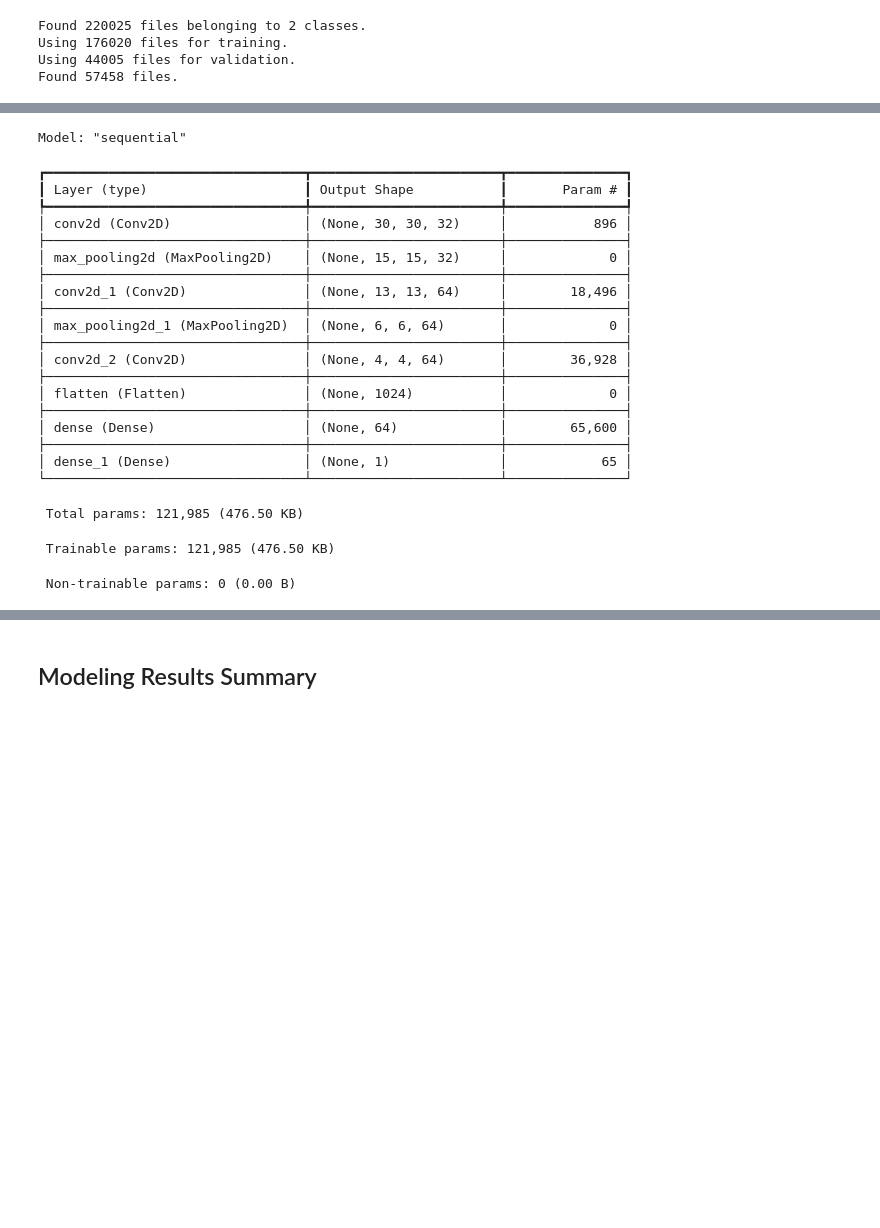
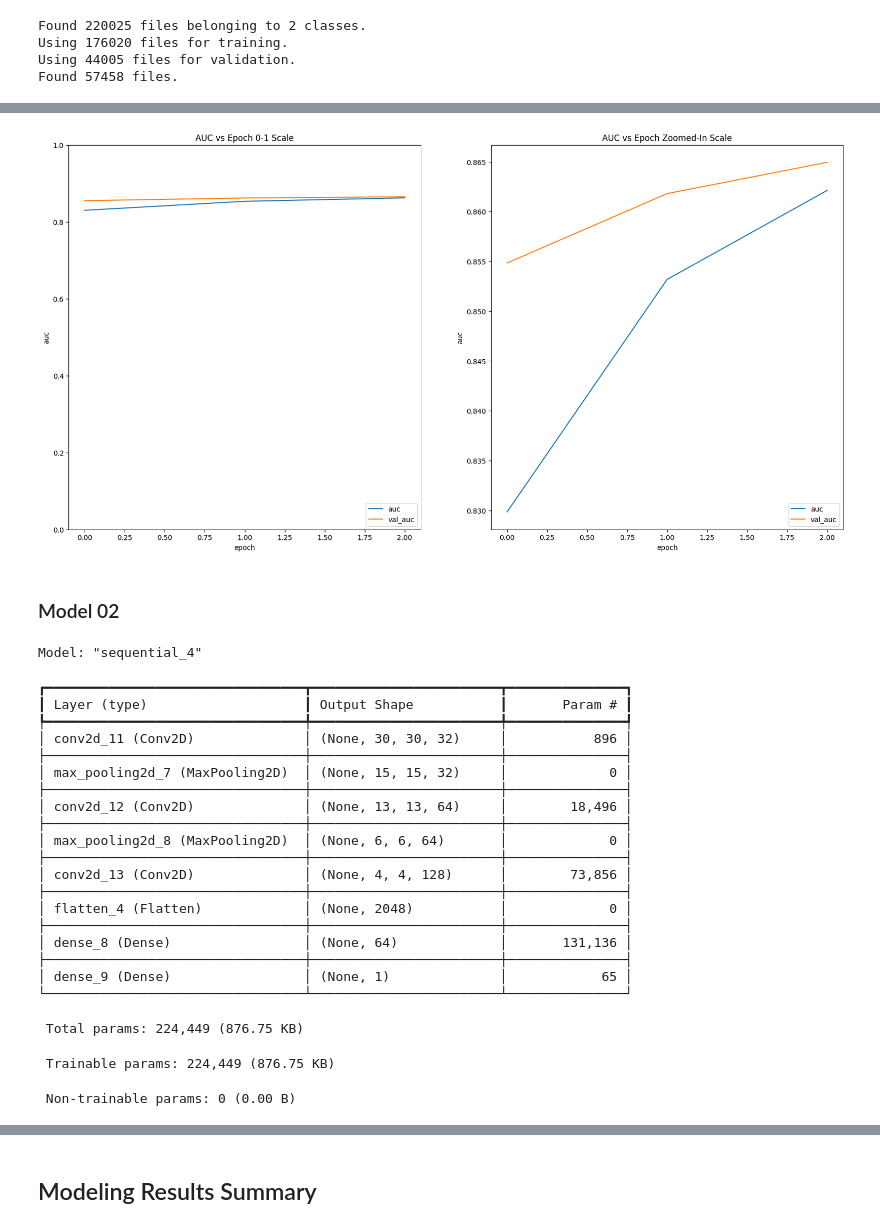
Before and after one commit to jhleakakos/cnn-cancer-detection, a Jupyter notebook: so_convolved.ipynb, the cells around one changed output, grey strips where cells are left out. Cells and saved outputs as stored; diff of their text form; code cells hidden in the pictures; blank space fills up the shorter version.

Commit message:
add first couple of models for comparison with lower epochs

```diff
--- a/so_convolved.ipynb
+++ b/so_convolved.ipynb
@@ -365,6 +365,7 @@ ds_test = image_dataset_from_directory(
     , image_size=(96, 96)
     , label_mode=None
     , verbose='true'
+    , shuffle=False
 ).map(preprocess_image)
 
 # ds_train_shuffled = ds_train_combined.shuffle(buffer_size=10000, seed=8675309)
@@ -430,6 +429,8 @@ So far, we've been avoiding loading image data into memory, but we will need to
 # %%
-def gimme_preds(predictions):
+# Utility function that takes in an np.array() of prediction probabilities
+# and saves them to a CSV with 0 and 1 lables for competition submission
+def gimme_preds(predictions, name):
     pd.DataFrame({
         'id': sorted([f[:-4] for f in test_filenames])
         , 'label': (predictions >= 0.5).astype(int).reshape(-1,)
-    }).to_csv(f'{out_dir}/preds.csv', index=False)
+    }).to_csv(f'{out_dir}/preds_{name}.csv', index=False)
@@ -435,0 +459,5 @@ def gimme_preds(predictions):
+# %%
+epochs = 3
+optimizer = 'adam'
+loss = 'binary_crossentropy'
+metric = 'auc'
@@ -435,0 +466,16 @@ def gimme_preds(predictions):
+# %%
+cnn = models.Sequential()
+cnn.add(Input((32, 32, 3)))
+cnn.add(layers.Conv2D(32, (3, 3), activation='relu'))
+cnn.add(layers.MaxPooling2D((2, 2)))
+cnn.add(layers.Flatten())
+cnn.add(layers.Dense(64, activation='relu'))
+cnn.add(layers.Dense(1, activation='sigmoid'))
+
+cnn.summary()
+
+cnn.compile(
+    optimizer=optimizer
+    , loss=loss
+    , metrics=[metric]
+)
@@ -435,0 +500,17 @@ def gimme_preds(predictions):
+# %%
+hist = cnn.fit(
+    ds_train
+    , epochs=epochs
+    , validation_data=ds_val
+)
+
+gimme_plots(hist)
+
+preds = cnn.predict(
+    ds_test
+    , verbose=2
+)
+
+# Gives AUC of private 0.7469 and public 0.7918
+gimme_preds(preds, 'model_01')
+# %% [output]
@@ -436,3 +524,6 @@ def gimme_preds(predictions):
+[figure, added]
+# %% [markdown]
+### Model 02
 # %%
 cnn = models.Sequential()
 cnn.add(Input((32, 32, 3)))
@@ -440,33 +531,39 @@ cnn.add(layers.Conv2D(32, (3, 3), activation='relu'))
 cnn.add(layers.MaxPooling2D((2, 2)))
 cnn.add(layers.Conv2D(64, (3, 3), activation='relu'))
 cnn.add(layers.MaxPooling2D((2, 2)))
-cnn.add(layers.Conv2D(64, (3, 3), activation='relu'))
+cnn.add(layers.Conv2D(128, (3, 3), activation='relu'))
 cnn.add(layers.Flatten())
 cnn.add(layers.Dense(64, activation='relu'))
 cnn.add(layers.Dense(1, activation='sigmoid'))
 
 cnn.summary()
+
+cnn.compile(
+    optimizer=optimizer
+    , loss=loss
+    , metrics=[metric]
+)
 # %% [output]
-Model: "sequential"
+Model: "sequential_4"
 ┏━━━━━━━━━━━━━━━━━━━━━━━━━━━━━━━━━┳━━━━━━━━━━━━━━━━━━━━━━━━┳━━━━━━━━━━━━━━━┓
 ┃ Layer (type)                    ┃ Output Shape           ┃       Param # ┃
 ┡━━━━━━━━━━━━━━━━━━━━━━━━━━━━━━━━━╇━━━━━━━━━━━━━━━━━━━━━━━━╇━━━━━━━━━━━━━━━┩
-│ conv2d (Conv2D)                 │ (None, 30, 30, 32)     │           896 │
+│ conv2d_11 (Conv2D)              │ (None, 30, 30, 32)     │           896 │
 ├─────────────────────────────────┼────────────────────────┼───────────────┤
-│ max_pooling2d (MaxPooling2D)    │ (None, 15, 15, 32)     │             0 │
+│ max_pooling2d_7 (MaxPooling2D)  │ (None, 15, 15, 32)     │             0 │
 ├─────────────────────────────────┼────────────────────────┼───────────────┤
-│ conv2d_1 (Conv2D)               │ (None, 13, 13, 64)     │        18,496 │
+│ conv2d_12 (Conv2D)              │ (None, 13, 13, 64)     │        18,496 │
 ├─────────────────────────────────┼────────────────────────┼───────────────┤
-│ max_pooling2d_1 (MaxPooling2D)  │ (None, 6, 6, 64)       │             0 │
+│ max_pooling2d_8 (MaxPooling2D)  │ (None, 6, 6, 64)       │             0 │
 ├─────────────────────────────────┼────────────────────────┼───────────────┤
-│ conv2d_2 (Conv2D)               │ (None, 4, 4, 64)       │        36,928 │
+│ conv2d_13 (Conv2D)              │ (None, 4, 4, 128)      │        73,856 │
 ├─────────────────────────────────┼────────────────────────┼───────────────┤
-│ flatten (Flatten)               │ (None, 1024)           │             0 │
+│ flatten_4 (Flatten)             │ (None, 2048)           │             0 │
 ├─────────────────────────────────┼────────────────────────┼───────────────┤
-│ dense (Dense)                   │ (None, 64)             │        65,600 │
+│ dense_8 (Dense)                 │ (None, 64)             │       131,136 │
 ├─────────────────────────────────┼────────────────────────┼───────────────┤
-│ dense_1 (Dense)                 │ (None, 1)              │            65 │
+│ dense_9 (Dense)                 │ (None, 1)              │            65 │
 └─────────────────────────────────┴────────────────────────┴───────────────┘
- Total params: 121,985 (476.50 KB)
+ Total params: 224,449 (876.75 KB)
- Trainable params: 121,985 (476.50 KB)
+ Trainable params: 224,449 (876.75 KB)
  Non-trainable params: 0 (0.00 B)
```
Also changed, not shown: parts of 20 cells of this notebook.
